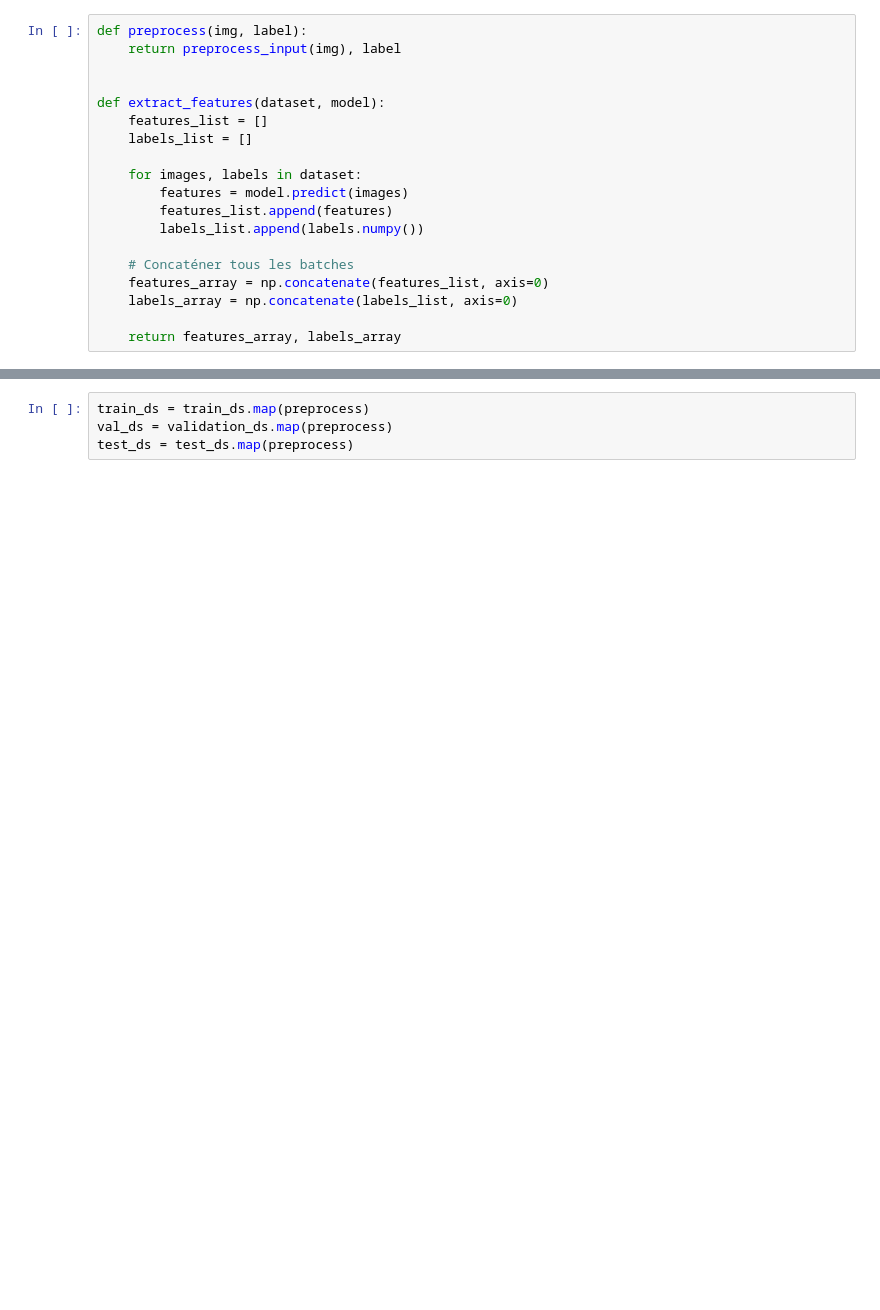
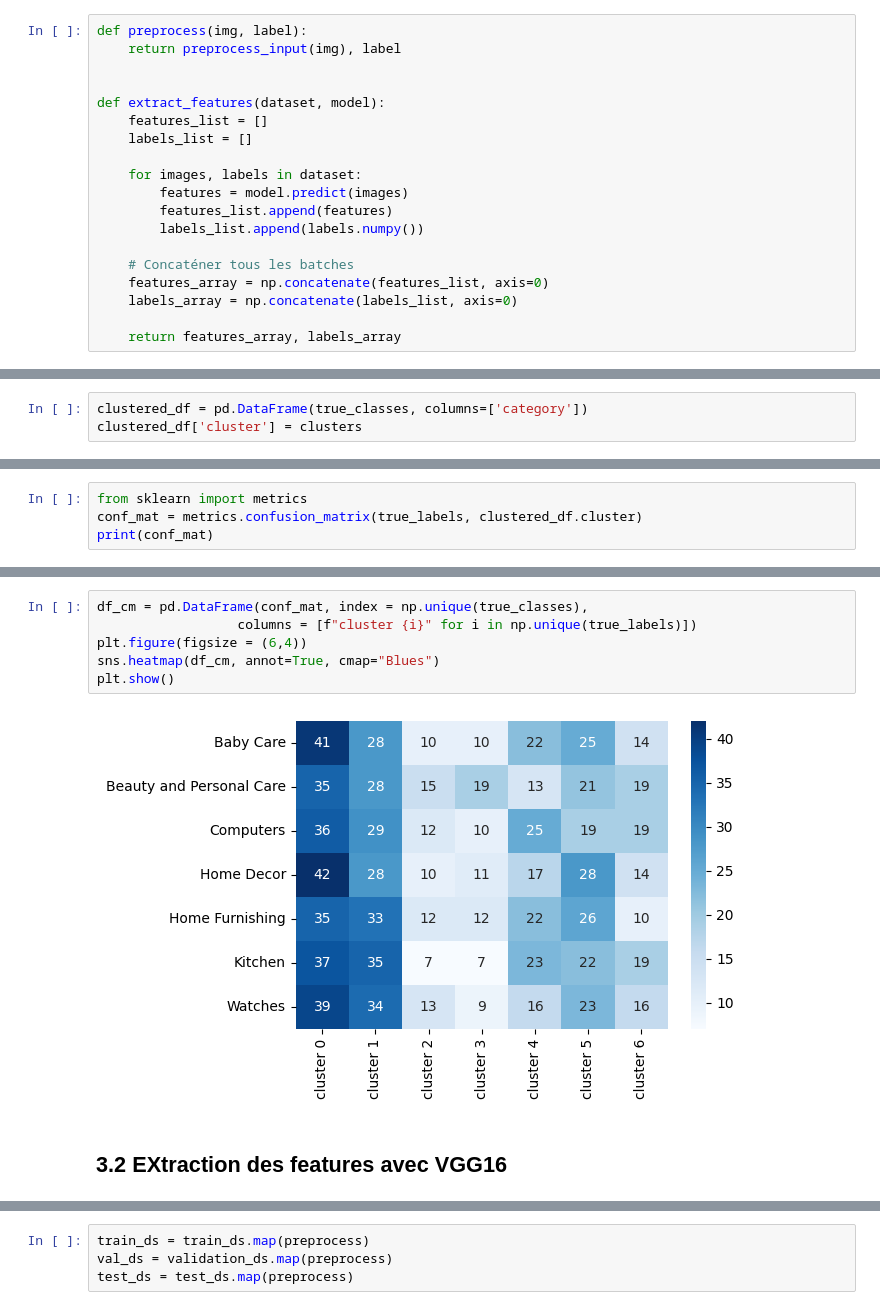
Before and after one commit to amadousysada/classification-automatiquement-des-biens-de-consommation, a Jupyter notebook: classification.ipynb, the cells around one changed output, grey strips where cells are left out. Drawn from its saved outputs; the diff is of its cells as text; blank space fills up the shorter version.

```diff
--- a/classification.ipynb
+++ b/classification.ipynb
@@ -141,0 +219,3 @@ def extract_features(dataset, model):
+# %%
+clustered_df = pd.DataFrame(true_classes, columns=['category'])
+clustered_df['cluster'] = clusters
@@ -141,0 +258,4 @@ def extract_features(dataset, model):
+# %%
+from sklearn import metrics
+conf_mat = metrics.confusion_matrix(true_labels, clustered_df.cluster)
+print(conf_mat)
@@ -141,0 +286,10 @@ def extract_features(dataset, model):
+# %%
+df_cm = pd.DataFrame(conf_mat, index = np.unique(true_classes),
+                  columns = [f"cluster {i}" for i in np.unique(true_labels)])
+plt.figure(figsize = (6,4))
+sns.heatmap(df_cm, annot=True, cmap="Blues")
+plt.show()
+# %% [output]
+[figure, added]
+# %% [markdown]
+## 3.2 EXtraction des features avec VGG16
```
Also changed, not shown: parts of 37 cells of this notebook, 1 other file.
